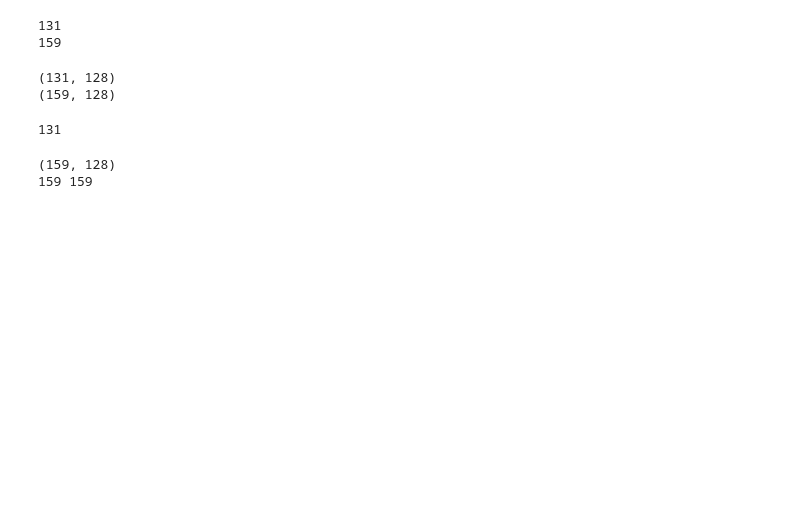
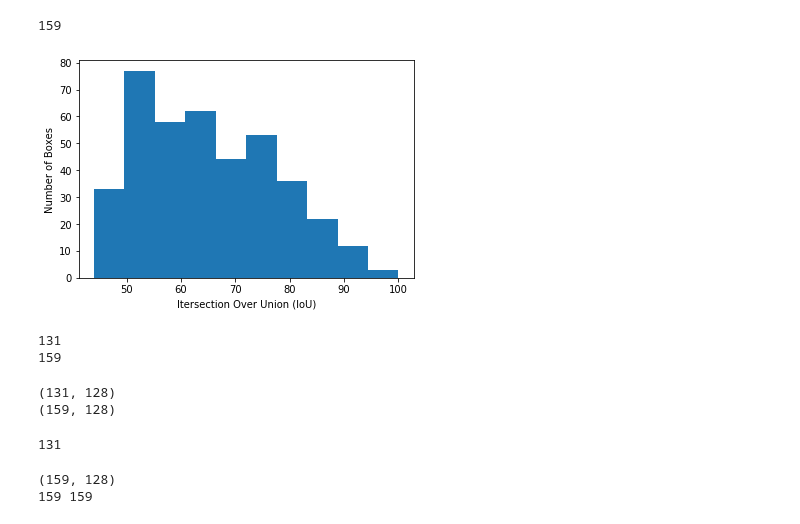
Before and after one commit to ShubhamPatil1994/training_pipeline, a Jupyter notebook: zone_clip.ipynb, the cells around one changed output. Drawn from its saved outputs; the diff is of its cells as text; code cells hidden in the pictures; blank space fills up the shorter version.

```diff
--- a/zone_clip.ipynb
+++ b/zone_clip.ipynb
@@ -242,3 +242,14 @@ def display_img(img, cord_arr,scale = 1):
     new_cord = np.array([0,x_top, y_top, x_bottom, y_bottom])
 #     plt.imshow(img)
     return new_cord.tolist()
+# %%
+# Below is the code for translation
+processed_ims2, gt_cord_arr2, gt_label_list2 = process_data(data_test)
+
+# img_loc = '/opt/caffe/neurala/training-pipeline/models/FullDenseNet/04fd9f2d-0000000.jpg'
+# txt_loc = '/opt/caffe/neurala/training-pipeline/models/FullDenseNet/04fd9f2d-0000000.txt'
+# x_top, y_top, x_bottom, y_bottom = get_cord(txt_loc)
+# img = Image.open(img_loc)
+# display_img(img, )
+# %% [output]
+159
@@ -245,3 +277,54 @@ def display_img(img, cord_arr,scale = 1):
+# %%
+def get_IOU(cord_test, update_arr):
+    overlap = np.zeros([len(update_arr)])
+    for i in range(len(update_arr)):
+        overlap[i] = int(IOUCalc(cord_test*512, update_arr[i]*512)*100)
+    return overlap
+
+# The main translation code
+def translate(img_test, cord_test):
+    shape,_,_ = np.shape(img_test)
+    x_top, y_top, x_bottom, y_bottom = cord_test[1:]-0.2
+    # print(cord_test[1:], cord_test[1:] - 0.2)
+    update_list = []
+    for i in range (0,20):#0,0.4,0.02
+        for j in range (0,20):
+            top_x = x_top + i/50
+            top_y = y_top + j/50
+            bottom_x = x_bottom + i/50
+            bottom_y = y_bottom + j/50
+            if (top_x < 0):
+                top_x = 0
+            if (top_y < 0):
+                top_y = 0
+            if (bottom_x > 1):
+                bottom_x = 1
+            if (bottom_y > 1):
+                bottom_y = 1
+    #         print((bottom_x - top_x)* (bottom_y - top_y))
+            cv2.rectangle(img_test,(int(top_x*512),int(top_y*512)),(int(bottom_x*512),int(bottom_y*512)),(255,0,0),3)
+            update_list.append(np.array([0,top_x, top_y, bottom_x, bottom_y]))
+    #         fig1,ax1 = plt.subplots(1)
+    #         ax1.imshow(img_test)
+    # plt.imshow(img_test)
+    return np.asarray(update_list)
+
+def plot_hist(overlap):
+    fig,ax = plt.subplots(1)
+    ax.hist(overlap)
+    plt.xlabel('Itersection Over Union (IoU)')
+    plt.ylabel('Number of Boxes')
+#     plt.title('Distribution of Boxes')
+
+index = 100
+img_test = processed_ims2[index]
+cord_test = gt_cord_arr2[index]
+update_arr = translate(img_test, cord_test)
+
+overlap = get_IOU(cord_test, update_arr)
+plot_hist(overlap)
+# %% [output]
+[figure, added]
 # %%
 def process_data(data):
     print(len(data))
```
Also changed, not shown: parts of 11 cells of this notebook, 2 other files.
